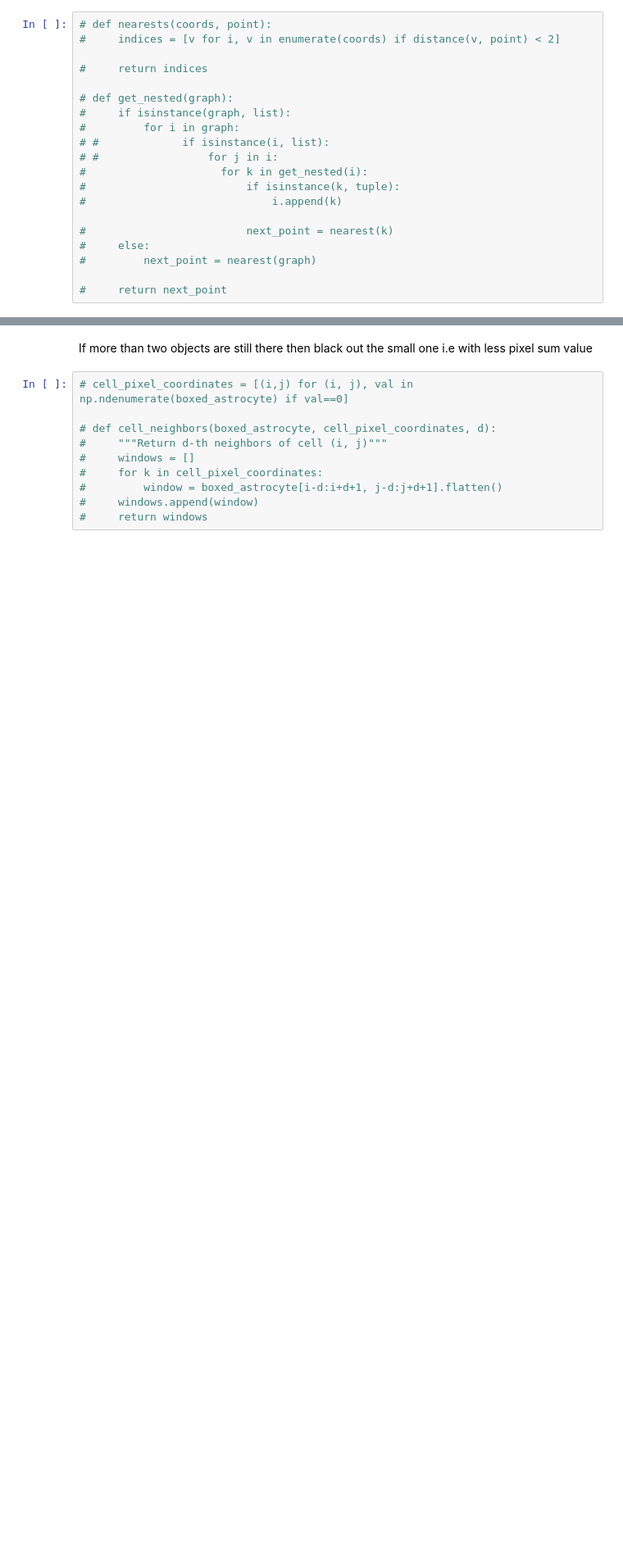
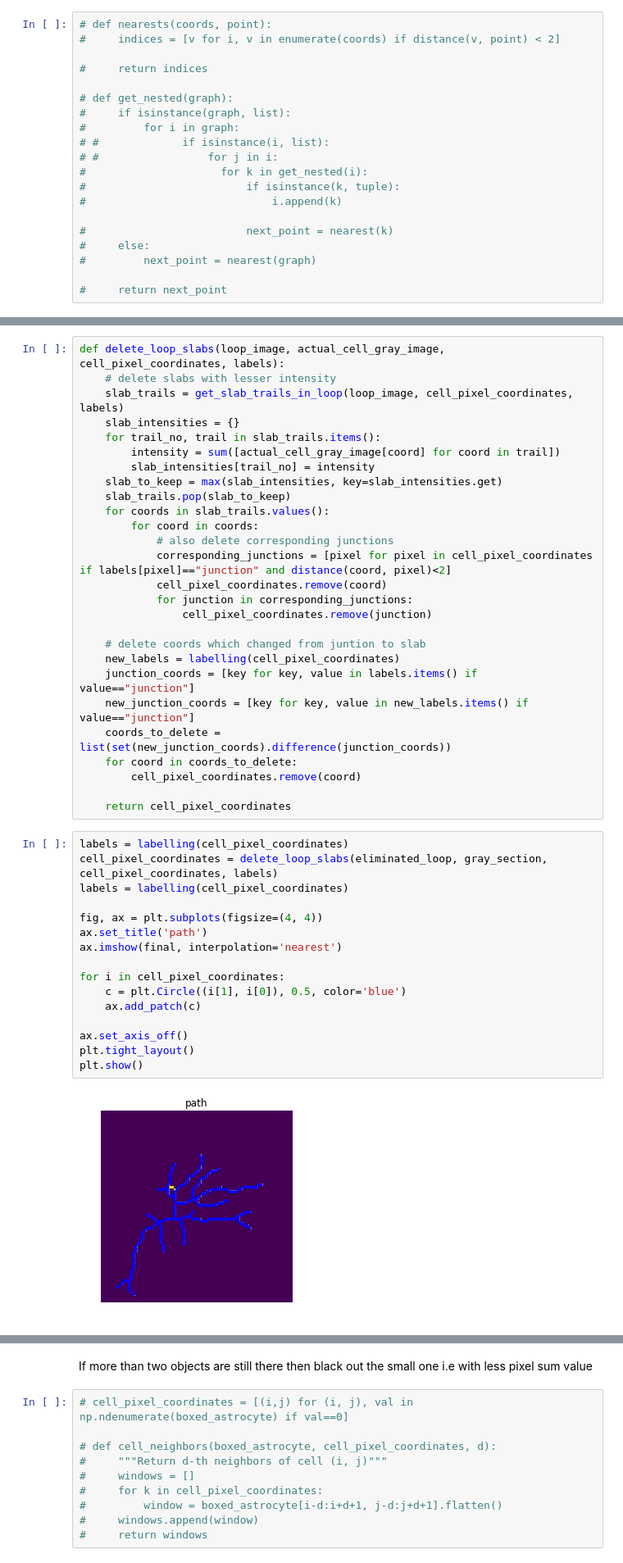
Before and after one commit to swanandlab/SMorph, a Jupyter notebook: sholl analysis.ipynb, the cells around one changed output, grey strips where cells are left out. Shown at 82% size. Cells and saved outputs as stored; diff of their text form; blank space fills up the shorter version.

```diff
--- a/sholl analysis.ipynb
+++ b/sholl analysis.ipynb
@@ -411,3 +383,48 @@ labels = labelling(cell_pixel_coordinates)
+# %%
+def delete_loop_slabs(loop_image, actual_cell_gray_image, cell_pixel_coordinates, labels):
+    # delete slabs with lesser intensity
+    slab_trails = get_slab_trails_in_loop(loop_image, cell_pixel_coordinates, labels)
+    slab_intensities = {}
+    for trail_no, trail in slab_trails.items():
+        intensity = sum([actual_cell_gray_image[coord] for coord in trail])
+        slab_intensities[trail_no] = intensity
+    slab_to_keep = max(slab_intensities, key=slab_intensities.get)
+    slab_trails.pop(slab_to_keep)
+    for coords in slab_trails.values():
+        for coord in coords:
+            # also delete corresponding junctions
+            corresponding_junctions = [pixel for pixel in cell_pixel_coordinates if labels[pixel]=="junction" and distance(coord, pixel)<2]
+            cell_pixel_coordinates.remove(coord)
+            for junction in corresponding_junctions:
+                cell_pixel_coordinates.remove(junction)
+
+    # delete coords which changed from juntion to slab
+    new_labels = labelling(cell_pixel_coordinates)
+    junction_coords = [key for key, value in labels.items() if value=="junction"]
+    new_junction_coords = [key for key, value in new_labels.items() if value=="junction"]
+    coords_to_delete = list(set(new_junction_coords).difference(junction_coords))
+    for coord in coords_to_delete:
+        cell_pixel_coordinates.remove(coord)
+
+    return cell_pixel_coordinates
+# %%
+labels = labelling(cell_pixel_coordinates)
+cell_pixel_coordinates = delete_loop_slabs(eliminated_loop, gray_section, cell_pixel_coordinates, labels)
+labels = labelling(cell_pixel_coordinates)
+
+fig, ax = plt.subplots(figsize=(4, 4))
+ax.set_title('path')
+ax.imshow(final, interpolation='nearest')
+
+for i in cell_pixel_coordinates:
+    c = plt.Circle((i[1], i[0]), 0.5, color='blue')
+    ax.add_patch(c)
+
+ax.set_axis_off()
+plt.tight_layout()
+plt.show()
+# %% [output]
+[figure, added]
 # %%
 import pylab as pl
 from matplotlib import collections  as mc
```
Also changed, not shown: parts of 29 cells of this notebook.
